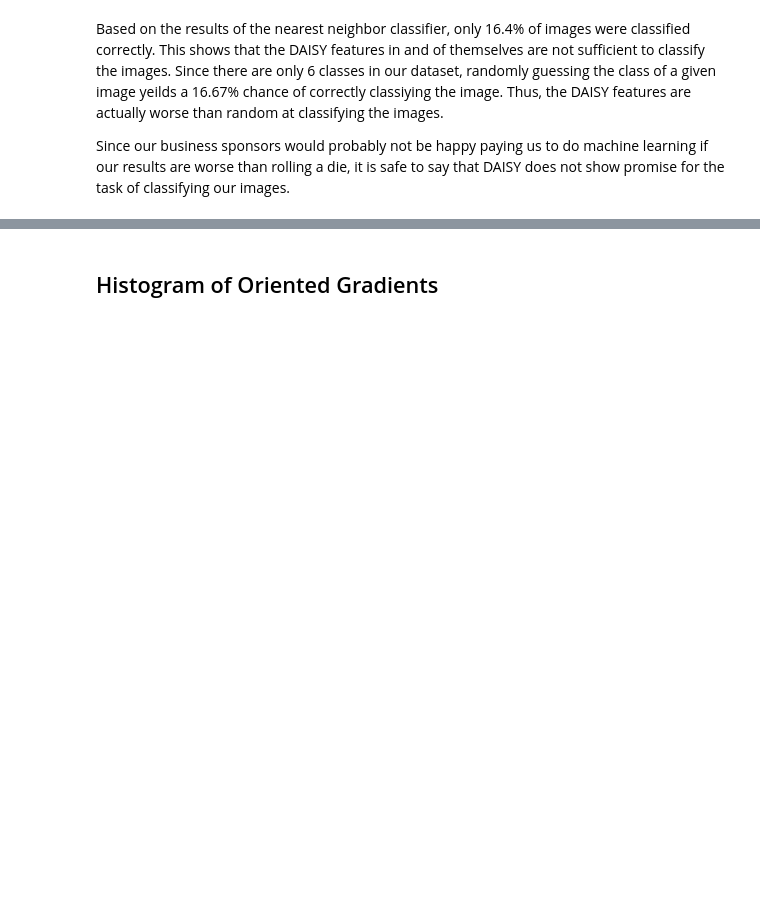
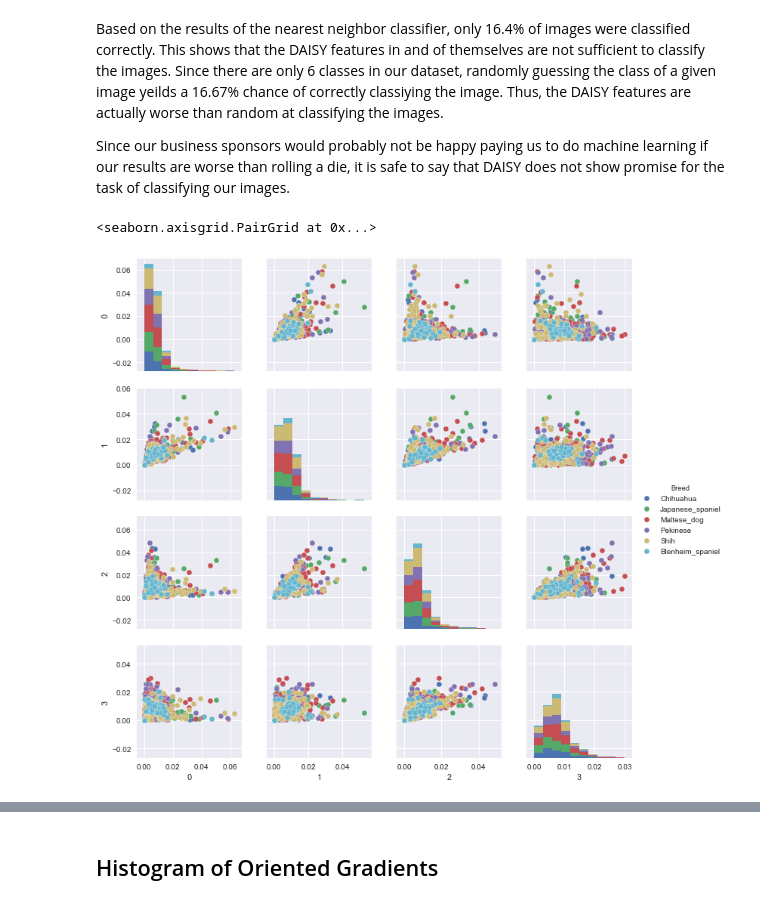
Before and after one commit to popov95s/CSE5324-Labs, a Jupyter notebook: lab-two/Feature extraction.ipynb, the cells around one changed output, grey strips where cells are left out. Cells and saved outputs as stored; diff of their text form; code cells hidden in the pictures; blank space fills up the shorter version.

```diff
--- a/lab-two/Feature extraction.ipynb
+++ b/lab-two/Feature extraction.ipynb
@@ -165,3 +159,18 @@ Random classifier: 0.16666666666666666 %
 Based on the results of the nearest neighbor classifier, only 16.4% of images were classified correctly. This shows that the DAISY features in and of themselves are not sufficient to classify the images. Since there are only 6 classes in our dataset, randomly guessing the class of a given image yeilds a 16.67% chance of correctly classiying the image. Thus, the DAISY features are actually worse than random at classifying the images.
 
 Since our business sponsors would probably not be happy paying us to do machine learning if our results are worse than rolling a die, it is safe to say that DAISY does not show promise for the task of classifying our images.
+# %%
+import seaborn as sns
+%matplotlib inline
+
+
+df = pd.DataFrame(np.column_stack((daisy_features[0:1000,0:4], np.array(img_annotations))))
+
+df= df.rename(columns={df.shape[1]-1:'Breed'})
+indexes = [x for x in range(0,df.shape[1]-1)]
+df[indexes]= df[indexes].astype(np.float64)
+sns.set()
+sns.pairplot(df,hue="Breed")
+# %% [output]
+<seaborn.axisgrid.PairGrid at 0x...>
+[figure, added]
```
Also changed, not shown: parts of 9 cells of this notebook.
